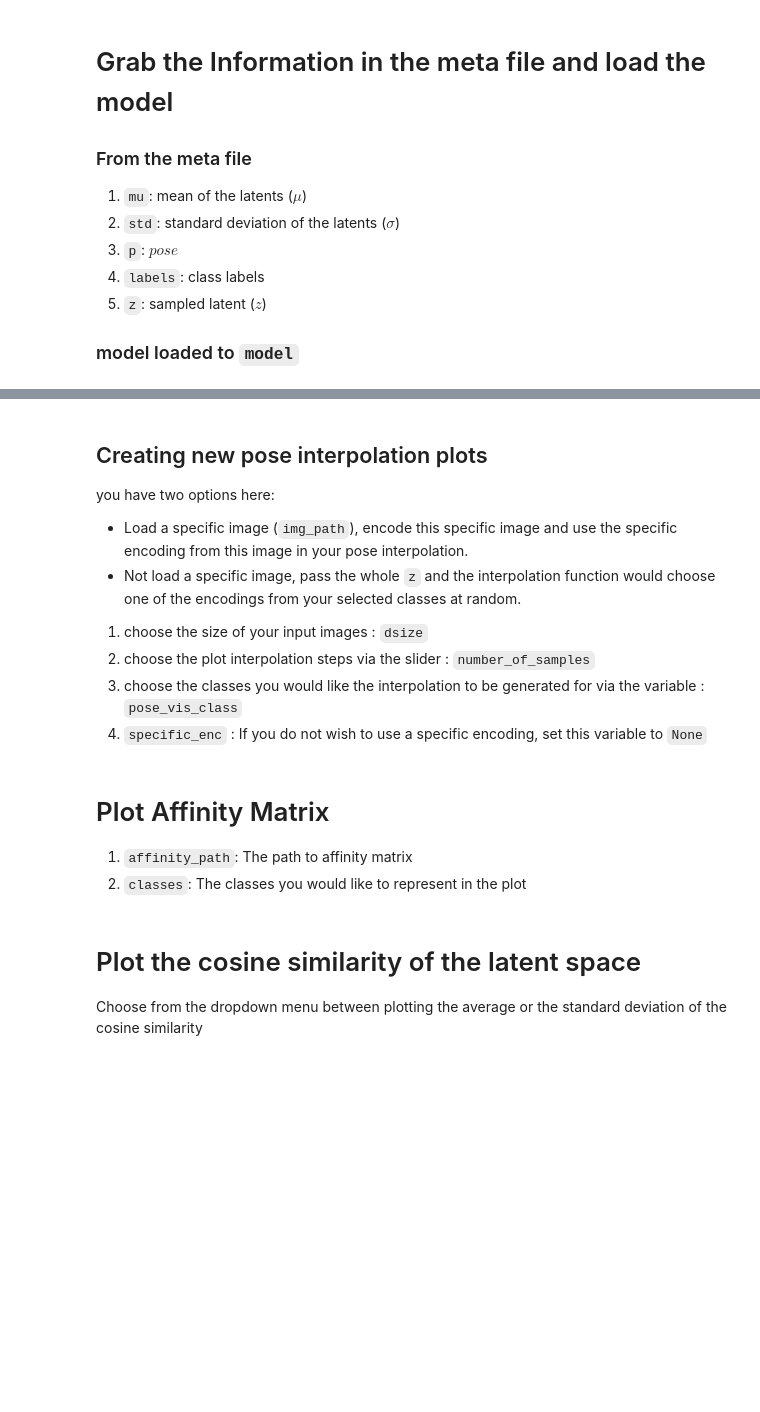
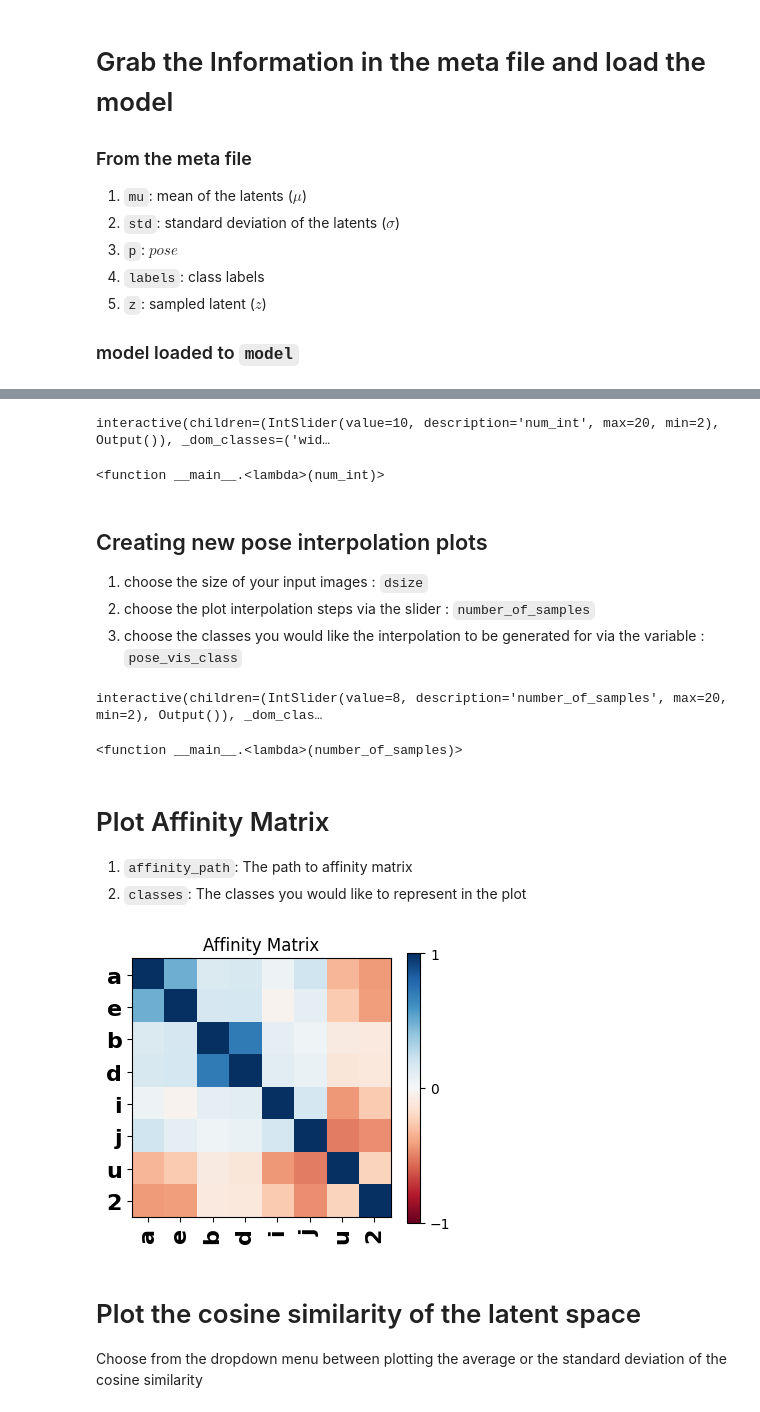
Before and after one commit to alan-turing-institute/affinity-vae, a Jupyter notebook: tools/plotting_post_process.ipynb, the cells around one changed output, grey strips where cells are left out. Drawn from its saved outputs; the diff is of its cells as text; code cells hidden in the pictures; blank space fills up the shorter version.

```diff
--- a/tools/plotting_post_process.ipynb
+++ b/tools/plotting_post_process.ipynb
@@ -111,28 +105,31 @@ Note that for 3D data, you can set `display=False` and have a `.mrc` file saved
 # %%
 from avae.vis import latent_4enc_interpolate_plot
 
-dsize = [32,32]
-init_interpolation_steps = 8
+dsize = [64,64]
+init_interpolation_steps = 10
 
 number_interpolation = IntSlider(min=2, max=20, step=1, value=init_interpolation_steps)
 interact(lambda num_int: latent_4enc_interpolate_plot(dsize= dsize, xs= torch.from_numpy(z).to(dtype=torch.float),
                              ys= labels, vae = model ,device = "cpu", plots_config = f"1,{num_int}",
                              poses = p, display = True),num_int=number_interpolation)
+# %% [output]
+interactive(children=(IntSlider(value=10, description='num_int', max=20, min=2), Output()), _dom_classes=('wid…
+<function __main__.<lambda>(num_int)>
 # %% [markdown]
 ## Creating new pose interpolation plots
-
-you have two options here:
-- Load a specific image (`img_path`), encode this specific image and use the specific encoding from this image in your pose interpolation.
-- Not load a specific image, pass the whole `z` and the interpolation function would choose one of the encodings from your selected classes at random.
-
 1. choose the size of your input images : `dsize`
 2. choose the plot interpolation steps via the slider : `number_of_samples`
 3. choose the classes you would like the interpolation to be generated for via the variable : `pose_vis_class`
-4. `specific_enc` : If you do not wish to use a specific encoding, set this variable to `None`
 # %%
-img_path = "/path/to/image"
-img = NormalizeData(np.load(img_path))
-plt.imshow(img)
-_, specific_enc, _, _, _ = model(torch.from_numpy(img[np.newaxis,np.newaxis, ...]).to(torch.float32))
+from avae.vis import pose_class_disentanglement_plot
 
-specific_enc = specific_enc.detach().numpy()[0]
+dsize= [64,64]
+pose_vis_class = "i,e"
+
+num_int = IntSlider(min=2, max=20, step=1, value=8)
+interact(lambda number_of_samples:pose_class_disentanglement_plot(dsize= [64,64], x= torch.from_numpy(z).to(dtype=torch.float),
+                                y= labels, pose_vis_class=pose_vis_class, poses = p, vae = model,
+                                device = "cpu", number_of_samples = number_of_samples ,display = True), number_of_samples = num_int )
+# %% [output]
+interactive(children=(IntSlider(value=8, description='number_of_samples', max=20, min=2), Output()), _dom_clas…
+<function __main__.<lambda>(number_of_samples)>
@@ -153,8 +139,8 @@ interact(lambda number_of_samples:pose_class_disentanglement_plot(dsize= dsize,
 1. `affinity_path`: The path to affinity matrix
 2. `classes`: The classes you would like to represent in the plot
 # %%
-affinity_path = "/path/to/affinity/affinity.csv"
-classes = "aebd2ziju"
+affinity_path = "/Users/mfamili/work/exp_avae/alphanum/affinity.csv"
+classes = "aebdiju2"
 classes=list(classes)
 
 lookup = pd.read_csv(affinity_path, header=0)
@@ -162,35 +148,36 @@ lookup = pd.read_csv(affinity_path, header=0)
 lookup = lookup.loc[[lookup.columns.get_loc(c) for c in classes if c in lookup],classes]
 
 
 with plt.rc_context(
     {"font.weight": "bold", "font.size": int(len(classes) / 3) + 3}
 ):
     fig, ax = plt.subplots(
         figsize=(int(len(classes)) / 2, int(len(classes)) / 2)
     )
 
 ax.set_title("Affinity Matrix")
 im = ax.imshow(lookup, vmin=-1, vmax=1, cmap=plt.cm.get_cmap("RdBu"))
 ax.set_xticks(np.arange(0, len(classes)))
 ax.set_xticklabels(classes)
 ax.set_yticks(np.arange(0, len(classes)))
 ax.set_yticklabels(classes)
 
 ax.tick_params(axis="x", rotation=90, labelsize=16)
 ax.tick_params(axis="y", labelsize=16)
 
 pos = ax.get_position()
 
 # Set the height of the color bar to match the height of the plot
 cbar = plt.colorbar(im)
 cbar.set_ticks([-1, 0, 1])  # You can customize the ticks as needed
 
 # Adjust the position of the color bar to match the height of the plot
 cbar.ax.set_position([pos.x1 - 0.01, pos.y0, 0.02, pos.height-1])
 
 fig.tight_layout()
-
-plt.savefig("affinity.png",dpi=300)
+plt.show()
+# %% [output]
+[figure, added]
 # %% [markdown]
 # Plot the cosine similarity of the latent space
 Choose from the dropdown menu between plotting the average or the standard deviation of the cosine similarity
```
Also changed, not shown: parts of 9 cells of this notebook, 4 other files.
